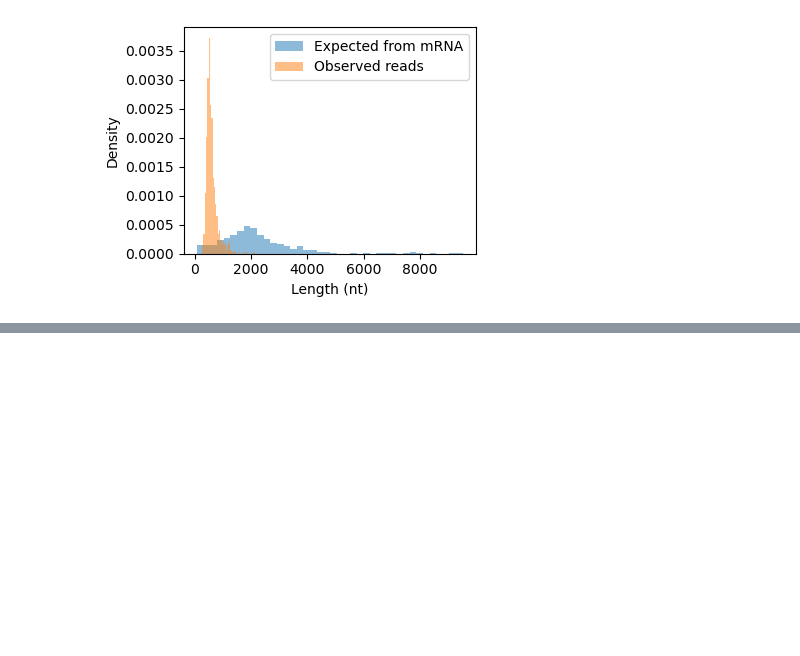
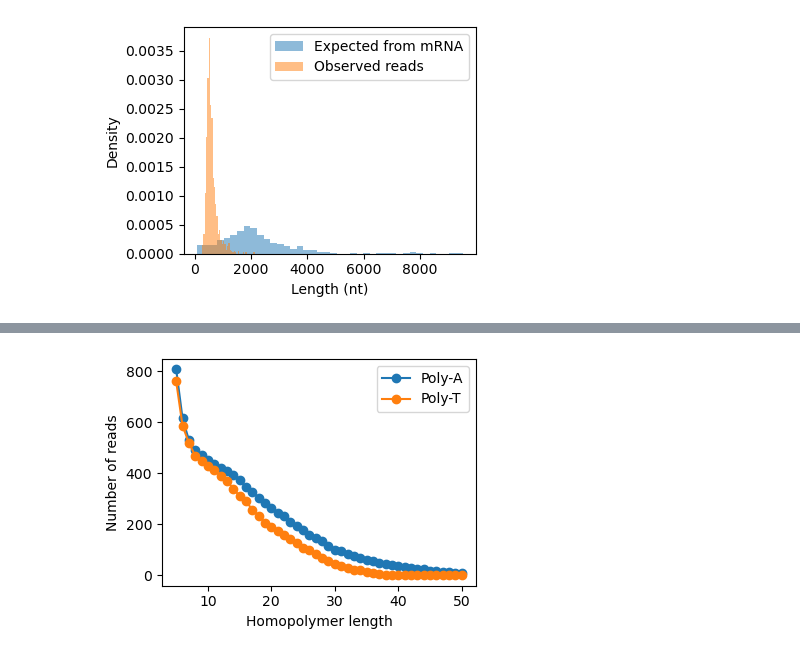
Before and after one commit to ih-11/hmm-3end, a Jupyter notebook: notebooks/qcfastq.ipynb, the cells around one changed output, grey strips where cells are left out. Saved outputs shown, nothing was run; the diff lists cells and outputs as text; code cells hidden in the pictures; blank space fills up the shorter version.

```diff
--- a/notebooks/qcfastq.ipynb
+++ b/notebooks/qcfastq.ipynb
@@ -337,0 +382,14 @@ plt.show()
+# %%
+plt.figure(figsize=(4, 3))
+
+plt.plot(run_df["run_length"], run_df["A_count"], marker="o", label="Poly-A")
+plt.plot(run_df["run_length"], run_df["T_count"], marker="o", label="Poly-T")
+
+plt.xlabel("Homopolymer length")
+plt.ylabel("Number of reads")
+
+plt.legend()
+plt.tight_layout()
+plt.show()
+# %% [output]
+[figure, added]
```
Also changed, not shown: parts of 2 cells of this notebook.
